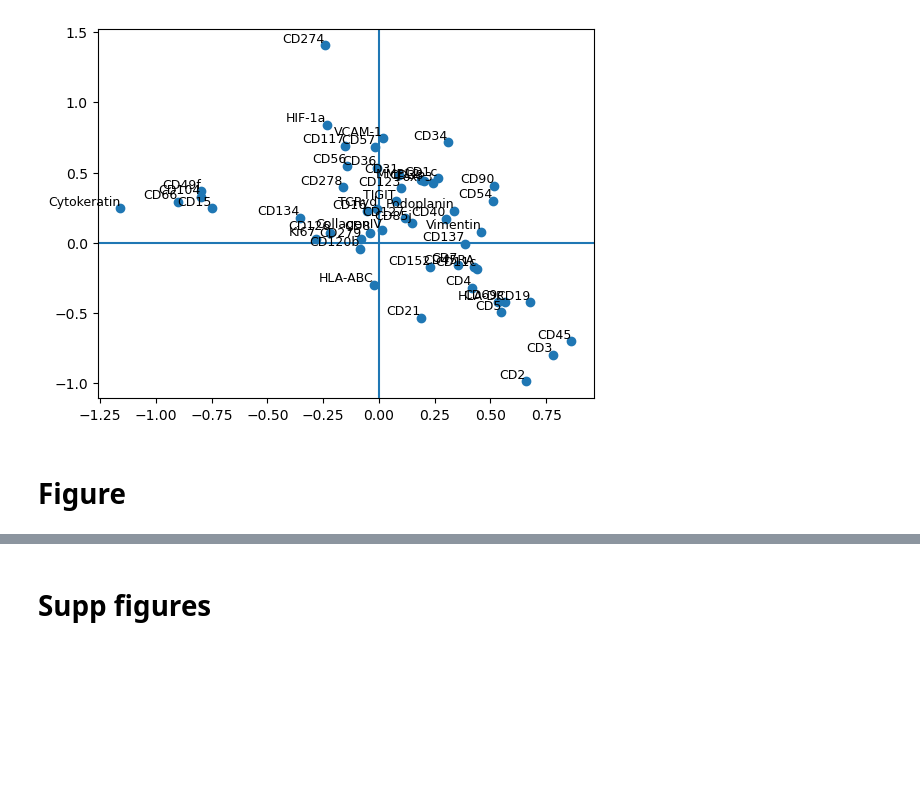
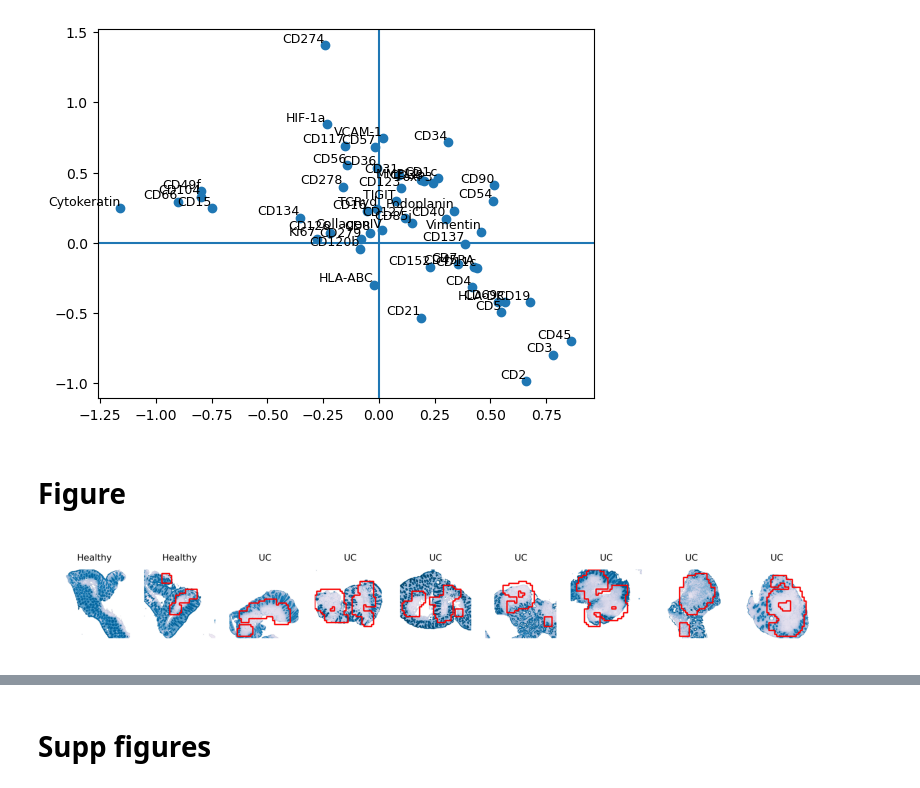
Before and after one commit to yakirr/vimapaper, a Jupyter notebook: UC/UC.3.makefigs.ipynb, the cells around one changed output, grey strips where cells are left out. Saved outputs shown, nothing was run; the diff lists cells and outputs as text; code cells hidden in the pictures; blank space fills up the shorter version.

```diff
--- a/UC/UC.3.makefigs.ipynb
+++ b/UC/UC.3.makefigs.ipynb
@@ -389,6 +389,11 @@ def nsig(ax, width=0.9):
         'Fraction healthy-associated patches': benchmarking_.Healthy,
         'Fraction UC-associated patches': benchmarking_.UC
     })
+# %%
+plt.figure(figsize=(10,10))
+spatialplot(plt.gca(), samples_m, sids, 'Cytokeratin', D.obs.sig_mncoef > 0, ncols=len(sids))
+# %% [output]
+[figure, added]
 # %%
 from matplotlib.gridspec import GridSpec
 sourcedata = {}
```
Also changed, not shown: parts of 3 cells of this notebook.
